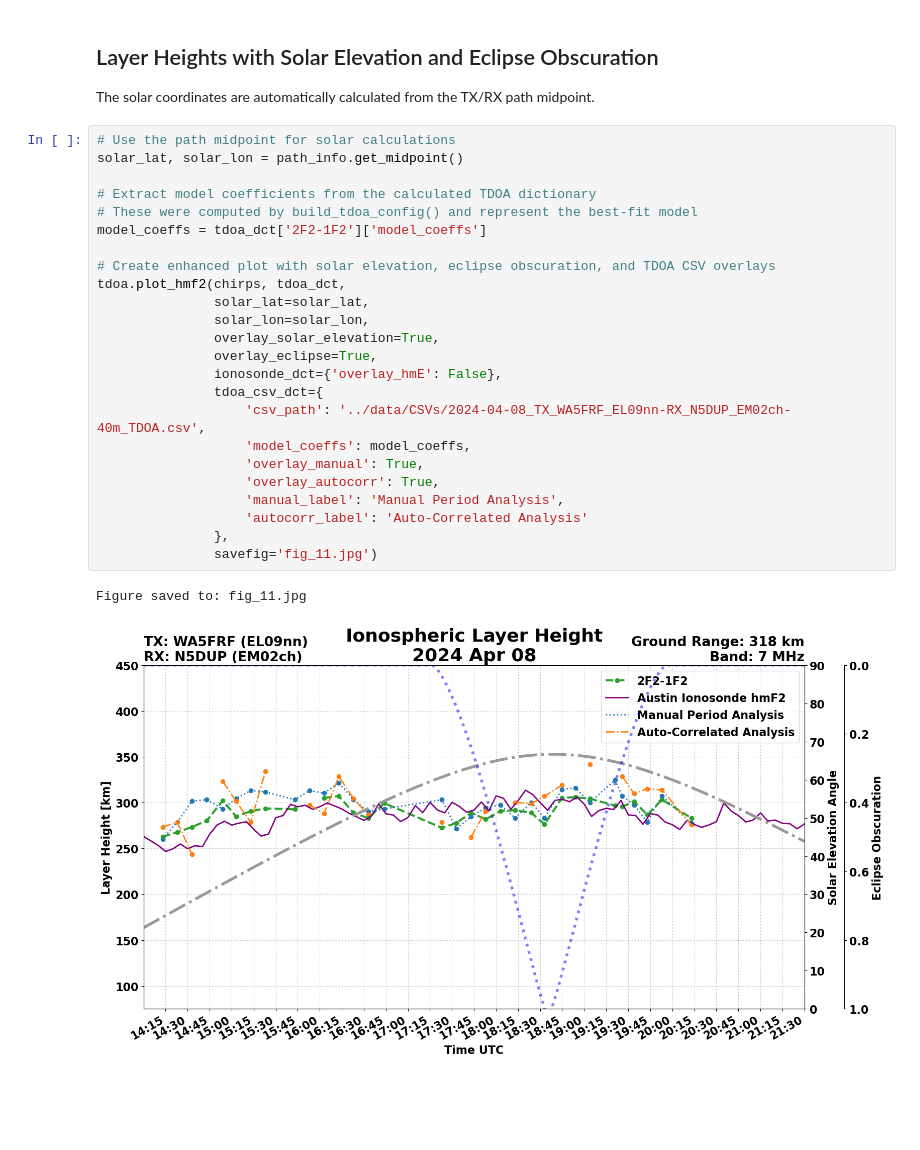
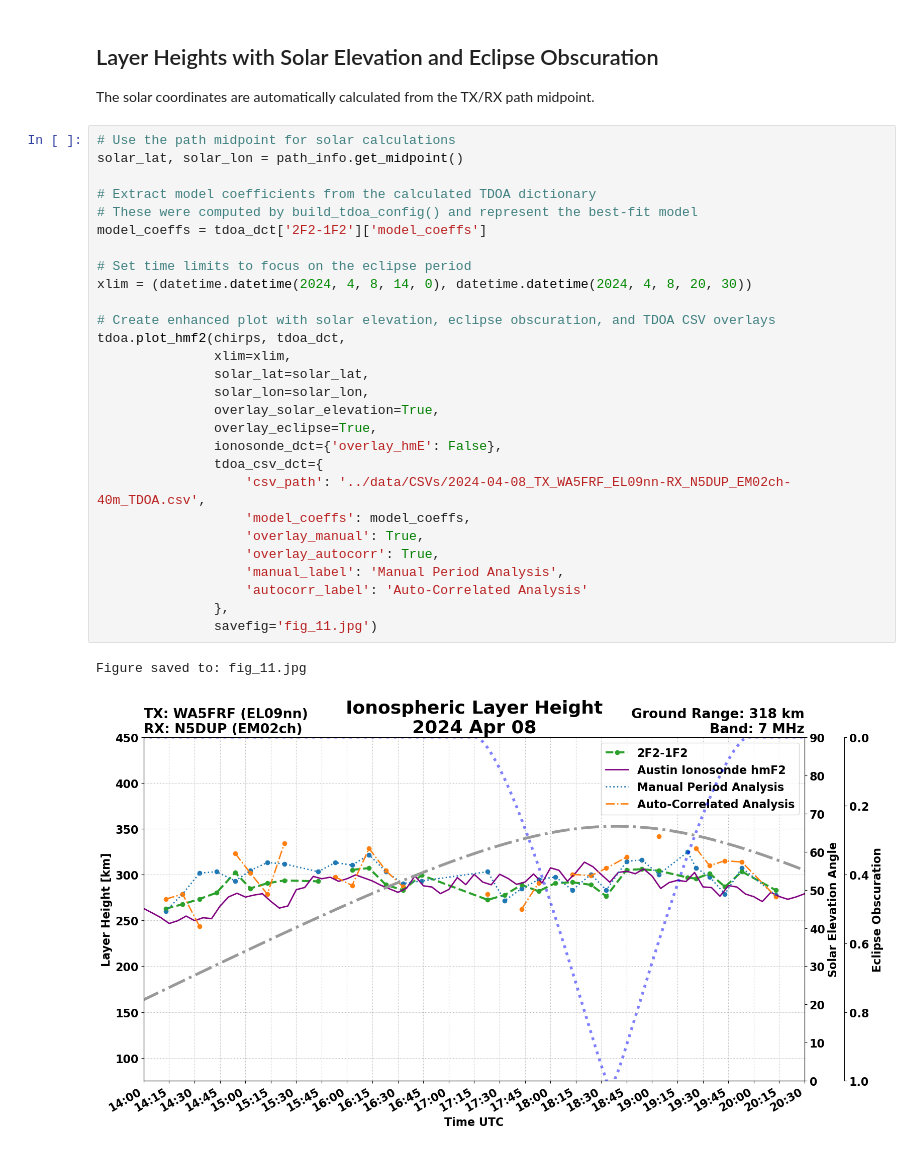
Before and after one commit to HamSCI/HF-TDOA-Frontiers-2025, a Jupyter notebook: fig_11/fig_11.ipynb, the cells around one changed output. Saved outputs shown, nothing was run; the diff lists cells and outputs as text; blank space fills up the shorter version.

```diff
--- a/fig_11/fig_11.ipynb
+++ b/fig_11/fig_11.ipynb
@@ -126,27 +127,31 @@ The solar coordinates are automatically calculated from the TX/RX path midpoint.
 # %%
 # Use the path midpoint for solar calculations
 solar_lat, solar_lon = path_info.get_midpoint()
 
 # Extract model coefficients from the calculated TDOA dictionary
 # These were computed by build_tdoa_config() and represent the best-fit model
 model_coeffs = tdoa_dct['2F2-1F2']['model_coeffs']
 
+# Set time limits to focus on the eclipse period
+xlim = (datetime.datetime(2024, 4, 8, 14, 0), datetime.datetime(2024, 4, 8, 20, 30))
+
 # Create enhanced plot with solar elevation, eclipse obscuration, and TDOA CSV overlays
 tdoa.plot_hmf2(chirps, tdoa_dct,
+               xlim=xlim,
                solar_lat=solar_lat,
                solar_lon=solar_lon,
                overlay_solar_elevation=True,
                overlay_eclipse=True,
                ionosonde_dct={'overlay_hmE': False},
                tdoa_csv_dct={
                    'csv_path': '../data/CSVs/2024-04-08_TX_WA5FRF_EL09nn-RX_N5DUP_EM02ch-40m_TDOA.csv',
                    'model_coeffs': model_coeffs,
                    'overlay_manual': True,
                    'overlay_autocorr': True,
                    'manual_label': 'Manual Period Analysis',
                    'autocorr_label': 'Auto-Correlated Analysis'
                },
                savefig='fig_11.jpg')
 # %% [output]
 Figure saved to: fig_11.jpg
-[figure, old version]
+[figure, new version]
```
Also changed, not shown: parts of 1 cell of this notebook, 12 other files.
